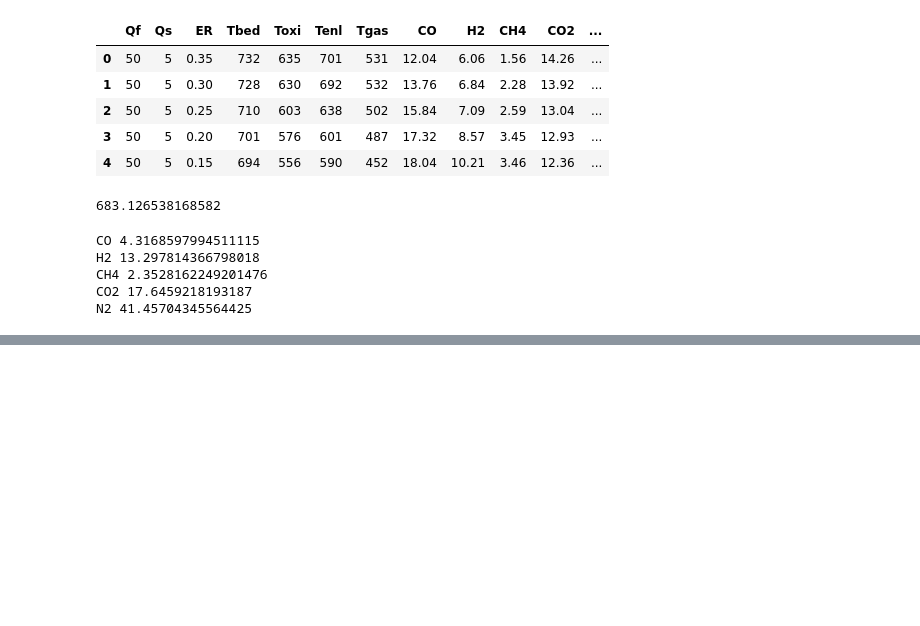
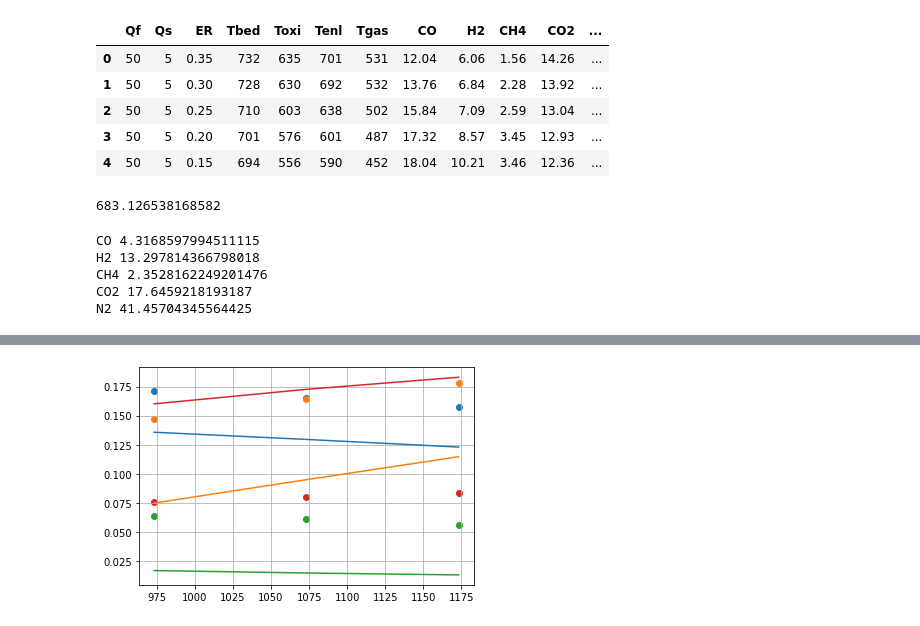
Before and after one commit to jubaldi/gasification, a Jupyter notebook: validation.ipynb, the cells around one changed output, grey strips where cells are left out. Cells and saved outputs as stored; diff of their text form; code cells hidden in the pictures; blank space fills up the shorter version.

```diff
--- a/validation.ipynb
+++ b/validation.ipynb
@@ -94,0 +91,21 @@ fu.addToDatabase(fuelName, Info, moist, prox, HV, biochem, ult, ashC)
+# %%
+predicted = np.zeros_like(experimental)
+for i, t in enumerate(T):
+    Tq = g.findTquasi(fuelID, experimental[i], T0=t, air=ER, species=species)[0]
+    report = g.gasifier(fuelID, T=Tq, air=ER, species=species)
+    for j, sp in enumerate(species):
+        predicted[i,j] = report[sp]
+
+plt.plot(T, predicted[:,0], label='CO2')
+plt.plot(T, predicted[:,1], label='CO')
+plt.plot(T, predicted[:,2], label='CH4')
+plt.plot(T, predicted[:,3], label='H2')
+plt.scatter(T, experimental[:,0], label='CO2 exp')
+plt.scatter(T, experimental[:,1], label='CO exp')
+plt.scatter(T, experimental[:,2], label='CH4 exp')
+plt.scatter(T, experimental[:,3], label='H2 exp')
+plt.grid()
+plt.savefig("results2.png")
+plt.show()
+# %% [output]
+[figure, added]
```
Also changed, not shown: parts of 3 cells of this notebook, 4 other files.
